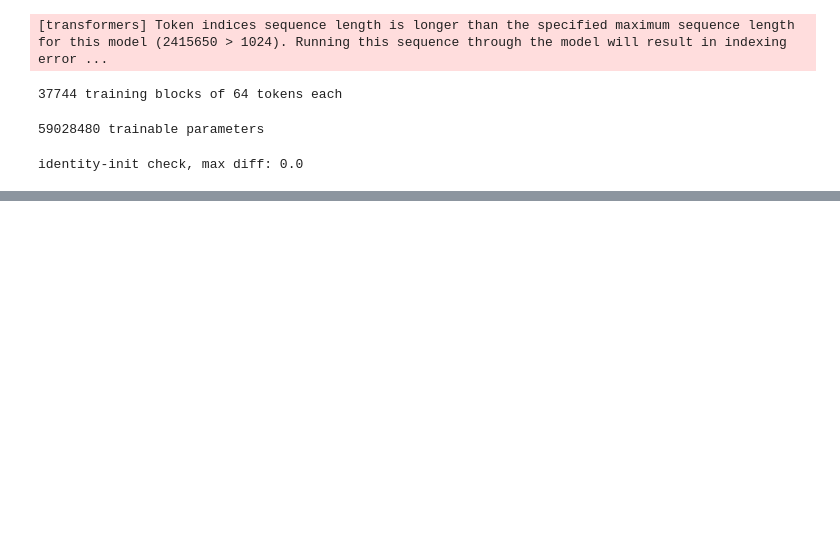
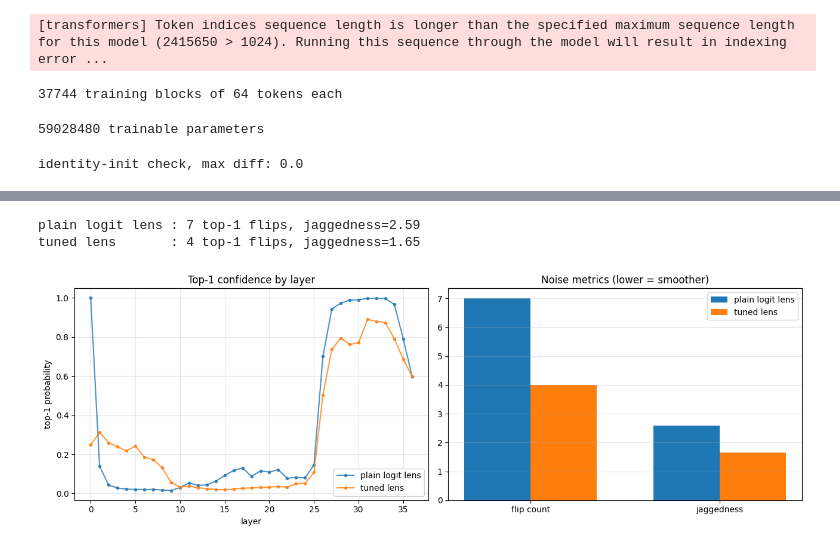
Before and after one commit to Rohanrbharadwaj/VLM-Interpretability, a Jupyter notebook: tuned_lens_gpt2.ipynb, the cells around one changed output, grey strips where cells are left out. Saved outputs shown, nothing was run; the diff lists cells and outputs as text; code cells hidden in the pictures; blank space fills up the shorter version.

Commit message:
Kaggle Notebook | tuned_lens_gpt2 | compared logit lens and tuned lens, cached results

```diff
--- a/tuned_lens_gpt2.ipynb
+++ b/tuned_lens_gpt2.ipynb
@@ -131,0 +198,59 @@ step 250: total loss 42.8841
+# %%
+def flip_count(results):
+    """Number of times the top-1 token changes from one layer to the next."""
+    top1_tokens = [layer_result[0][0] for layer_result in results]
+    return sum(1 for a, b in zip(top1_tokens, top1_tokens[1:]) if a != b)
+
+
+def top1_jaggedness(results):
+    """Total variation of the top-1 probability across layers -- sum of |delta| between
+    consecutive layers. Higher = more up-and-down wobble in confidence, not just direction.
+    """
+    top1_probs = [layer_result[0][1] for layer_result in results]
+    return sum(abs(a - b) for a, b in zip(top1_probs, top1_probs[1:]))
+
+
+plain_flips, tuned_flips = flip_count(plain_results), flip_count(tuned_results)
+plain_jag, tuned_jag = top1_jaggedness(plain_results), top1_jaggedness(tuned_results)
+
+print(f"plain logit lens : {plain_flips} top-1 flips, jaggedness={plain_jag:.2f}")
+print(f"tuned lens       : {tuned_flips} top-1 flips, jaggedness={tuned_jag:.2f}")
+# %% [output]
+plain logit lens : 7 top-1 flips, jaggedness=2.59
+tuned lens       : 4 top-1 flips, jaggedness=1.65
+# %%
+layers = list(range(len(plain_results)))
+plain_top1_probs = [r[0][1] for r in plain_results]
+tuned_top1_probs = [r[0][1] for r in tuned_results]
+
+fig, axes = plt.subplots(1, 2, figsize=(13, 4.5))
+
+# confidence trajectory
+axes[0].plot(layers, plain_top1_probs, marker="o", markersize=3, label="plain logit lens", alpha=0.8)
+axes[0].plot(layers, tuned_top1_probs, marker="o", markersize=3, label="tuned lens", alpha=0.8)
+axes[0].set_xlabel("layer")
+axes[0].set_ylabel("top-1 probability")
+axes[0].set_title("Top-1 confidence by layer")
+axes[0].legend()
+axes[0].grid(alpha=0.3)
+
+# flip count and jaggedness
+metrics = ["flip count", "jaggedness"]
+plain_vals = [plain_flips, plain_jag]
+tuned_vals = [tuned_flips, tuned_jag]
+x = range(len(metrics))
+width = 0.35
+
+axes[1].bar([i - width / 2 for i in x], plain_vals, width, label="plain logit lens")
+axes[1].bar([i + width / 2 for i in x], tuned_vals, width, label="tuned lens")
+axes[1].set_xticks(list(x))
+axes[1].set_xticklabels(metrics)
+axes[1].set_title("Noise metrics (lower = smoother)")
+axes[1].legend()
+axes[1].grid(alpha=0.3, axis="y")
+
+plt.tight_layout()
+plt.savefig("/kaggle/working/tuned_vs_plain_noise.png", dpi=150, bbox_inches="tight")
+plt.show()
+# %% [output]
+[figure, added]
```
Also changed, not shown: parts of 6 cells of this notebook.
